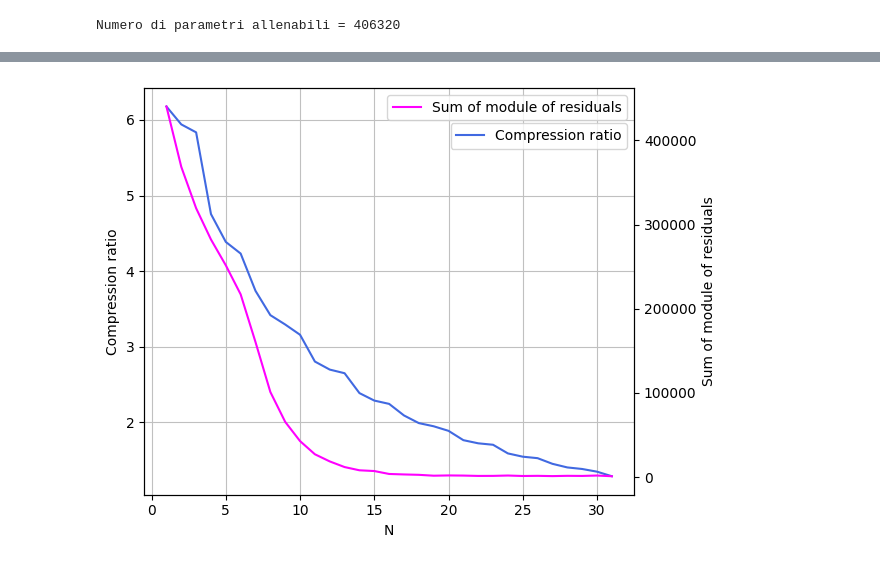
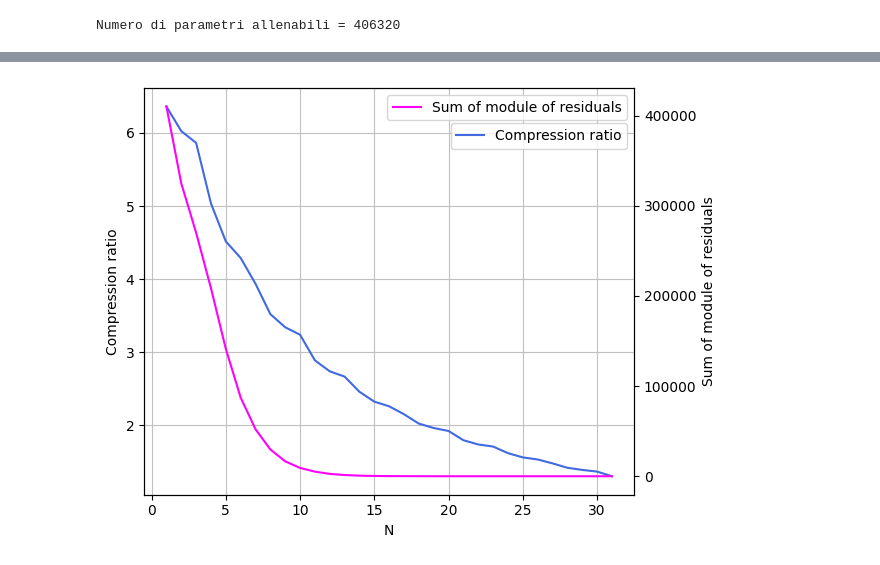
Before and after one commit to igordt/CMEPDA, a Jupyter notebook: originale.ipynb, the cells around one changed output, grey strips where cells are left out. Cells and saved outputs as stored; diff of their text form; code cells hidden in the pictures.

```diff
--- a/originale.ipynb
+++ b/originale.ipynb
@@ -232,7 +281,7 @@ flow, optimizer = model_definer(num_features=num_features, num_iterations=6, hid
 # %% [output]
 Numero di parametri allenabili = 406320
 # %%
-epochs = 1000 #andrà messo a 10000 su colab
+epochs = 100 #andrà messo a 10000 su colab
 
 figloss=plt.figure()
 loss_values = []
@@ -385,5 +429,5 @@ fig.savefig('figures/Variables_comparison.pdf', dpi=190)
 # %%
-difference = xcomp-x
+difference = x_decompressed-x
 
 fig_diff, axs = plt.subplots(3, 4, figsize=(18, 15), layout='constrained')
 fig.suptitle("Histogram and Ratio Plots")
@@ -393,7 +437,7 @@ n_bins = 100
 for i in range(4):
     y = []
     y.append(x[:, i])
-    y.append(xcomp[:, i])
+    y.append(x_decompressed[:, i])
 
     ns, bins, patches = axs[0, i].hist(y[0], bins=n_bins, label='Original', log=True)
     ns1,bins1,patches1 = axs[0, i].hist(y[1], bins=n_bins, label='Decompressed', histtype='step')
@@ -428,11 +472,11 @@ with open('input.txt', 'w') as input:
 
 with open('output.txt', 'w') as output:
     for i in range(len(x)):
-        output.write(' '.join(str(xcomp[i, j]) for j in range(xcomp.shape[1])) + "\n")
+        output.write(' '.join(str(x_decompressed[i, j]) for j in range(x_decompressed.shape[1])) + "\n")
 
 with open('compressed.txt', 'w') as compressed:
     for i in range(len(x)):
-        compressed.write(' '.join(str(unif[i, j]) for j in range(unif.shape[1])) + "\n")
+        compressed.write(' '.join(str(x_compressed[i, j]) for j in range(x_compressed.shape[1])) + "\n")
 # %%
 size_input = stat('input.txt').st_size
 print('Size of input file =',size_input/(1024*1024),'MB')
@@ -455,66 +499,46 @@ residui = []
 
 
 for k in range(1,32):
+    x_compressor_k = Compressor(flow=flow, N=k, limit=3)
+    x_compressed_k = x_compressor_k.compress(xt)
+    x_decompressed_k = x_compressor_k.decompress(x_compressed_k)
+    x_decompressed_k = x_preprocessor.backward(x_decompressed_k)
 
-    N = k
+    with open('output_k.txt', 'w') as output:
+        for i in range(len(x)):
+            output.write(' '.join(str(x_decompressed_k[i, j]) for j in range(x_decompressed_k.shape[1])) + "\n")
 
-    gaus_tensor = flow.transform_to_noise(xt)
-    gaus = (gaus_tensor.cpu().detach().numpy())
+    with open('compressed_k.txt', 'w') as compressed:
+        for i in range(len(x)):
+            compressed.write(' '.join(str(x_compressed_k[i, j]) for j in range(x_compressed_k.shape[1])) + "\n")
 
-    unif = scipy.special.erf(gaus)
-    unif = unif * 2**N
-    unif = unif.astype(int)
-    comp = unif/2**(N)   #compression
-    gaus_comp = scipy.special.erfinv(comp)
-    gaus_comp = InfEraser.inf_eraser(gaus_comp)
+    size_output_k = stat('output_k.txt').st_size
+    size_compressed_k = stat('compressed_k.txt').st_size
 
-
-    gaus_tensor_comp = torch.tensor(gaus_comp).to('cuda').float()
-    x_tensor_comp, _ = flow._transform.inverse(gaus_tensor_comp)
-    xcomp = x_tensor_comp.cpu().detach().numpy()
-
-    xcomp = trasformation.prep(original=x, transformed=xcomp, dir='backward', index_log=([0,3]), range_quantile=r_q, n_quantiles=10000)
-
-    with open('input.txt', 'w') as input:
-        for i in range(len(x)):
-            input.write(' '.join(str(x[i, j]) for j in range(x.shape[1])) + "\n")
-
-    with open('output.txt', 'w') as output:
-        for i in range(len(x)):
-            output.write(' '.join(str(xcomp[i, j]) for j in range(xcomp.shape[1])) + "\n")
-
-    with open('compressed.txt', 'w') as compressed:
-        for i in range(len(x)):
-            compressed.write(' '.join(str(unif[i, j]) for j in range(unif.shape[1])) + "\n")
-
-    size_input = stat('input.txt').st_size
-    size_output = stat('output.txt').st_size
-    size_compressed = stat('compressed.txt').st_size
-
-    r_k = size_input/size_compressed
+    r_k = size_input/size_compressed_k
     RR.append(r_k)
 
-    residui_k = np.sum(np.abs(x-xcomp))
+    residui_k = np.sum(np.abs(x-x_decompressed_k))
     residui.append(residui_k)
 
 
 fig, ax1 = plt.subplots()
 ax1.set_xlabel('N')
 ax1.set_ylabel('Compression ratio')
 ax1.plot(range(1,k+1),RR, c='royalblue',label='Compression ratio')
 ax1.tick_params(axis='y')
 
 ax2 = ax1.twinx()  # instantiate a second axes that shares the same x-axis
 ax2.set_ylabel('Sum of module of residuals')
 ax2.plot(range(1,k+1),residui, c='fuchsia',label='Sum of module of residuals')
 ax2.tick_params(axis='y')
 
 fig.tight_layout()  # otherwise the right y-label is slightly clipped
 ax1.legend(loc='upper right', bbox_to_anchor=(1, 0.93))
 ax2.legend(loc=0)
 ax1.grid(c='silver')
 plt.show()
 
 fig.savefig('figures/Compression_ratio.pdf',dpi=190)
 # %% [output]
-[figure, old version]
+[figure, new version]
```
Also changed, not shown: parts of 16 cells of this notebook.
